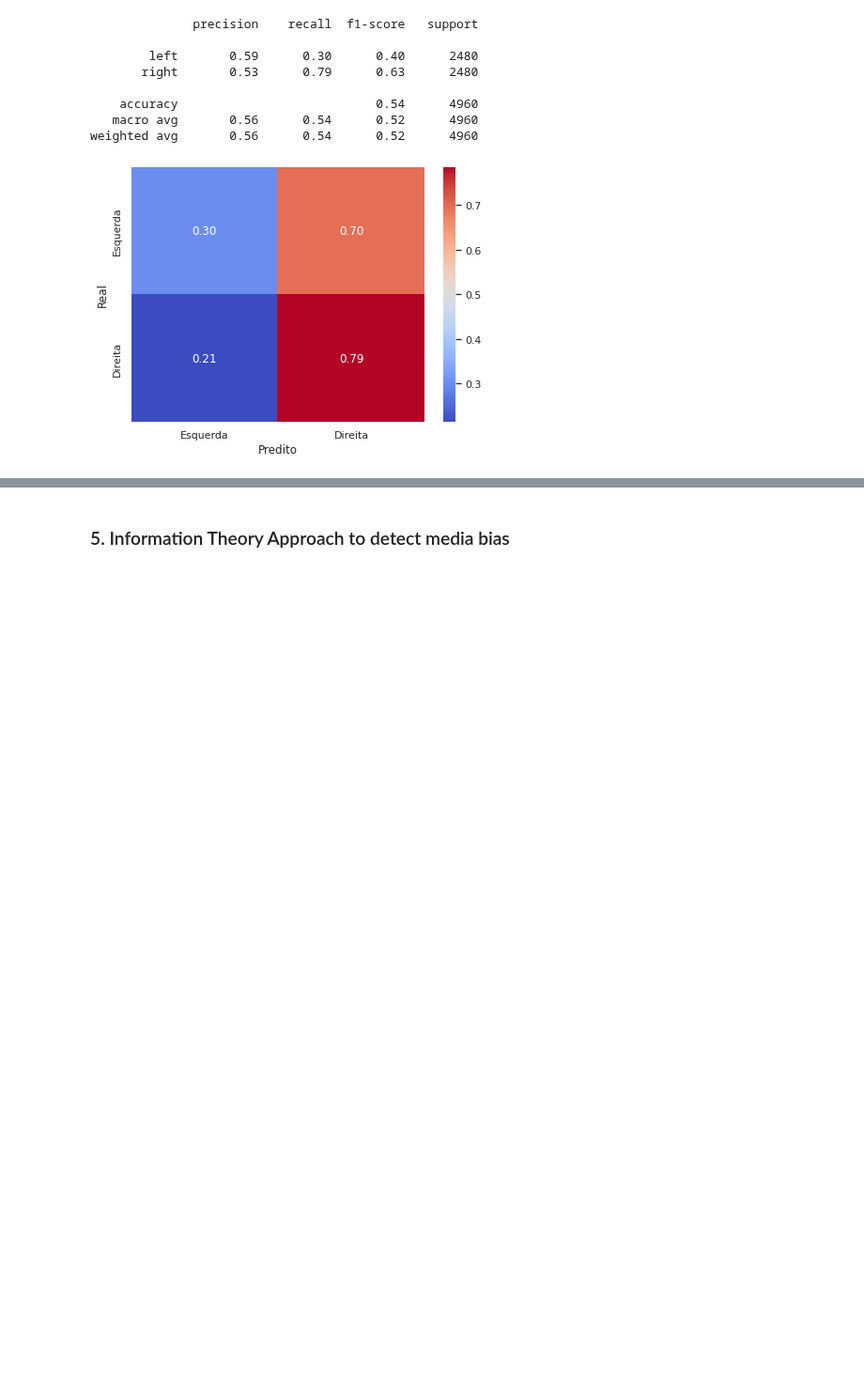
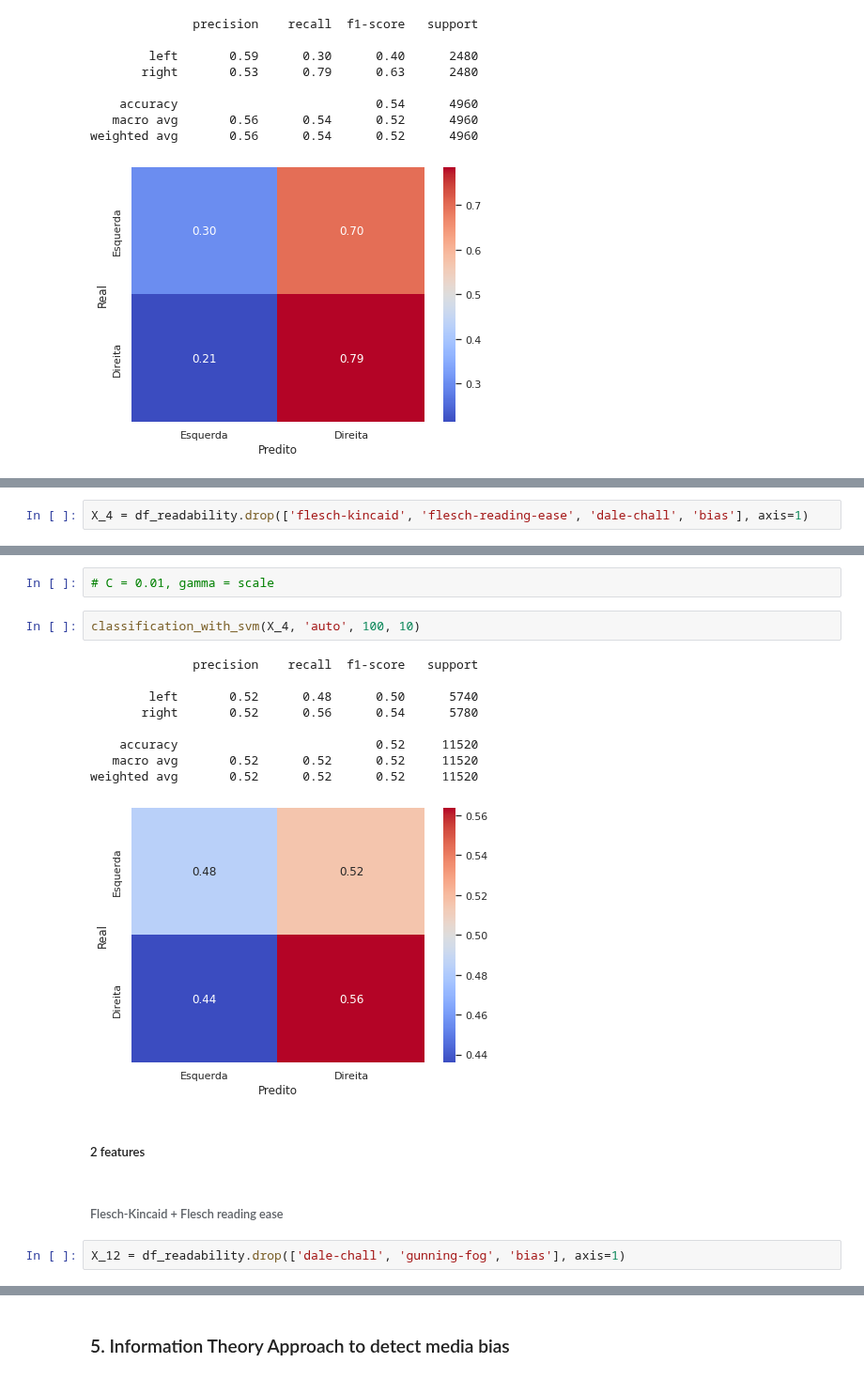
Before and after one commit to ldocarvalho/portals-bias, a Jupyter notebook: portals_bias.ipynb, the cells around one changed output, grey strips where cells are left out. Shown at 94% size. Saved outputs shown, nothing was run; the diff lists cells and outputs as text; blank space fills up the shorter version.

```diff
--- a/portals_bias.ipynb
+++ b/portals_bias.ipynb
@@ -789,0 +930,2 @@ weighted avg       0.56      0.54      0.52      4960
+# %%
+X_4 = df_readability.drop(['flesch-kincaid', 'flesch-reading-ease', 'dale-chall', 'bias'], axis=1)
@@ -789,0 +946,20 @@ weighted avg       0.56      0.54      0.52      4960
+# %%
+# C = 0.01, gamma = scale
+# %%
+classification_with_svm(X_4, 'auto', 100, 10)
+# %% [output]
+              precision    recall  f1-score   support
+
+        left       0.52      0.48      0.50      5740
+       right       0.52      0.56      0.54      5780
+
+    accuracy                           0.52     11520
+   macro avg       0.52      0.52      0.52     11520
+weighted avg       0.52      0.52      0.52     11520
+[figure, added]
+# %% [markdown]
+##### 2 features
+# %% [markdown]
+###### Flesch-Kincaid + Flesch reading ease
+# %%
+X_12 = df_readability.drop(['dale-chall', 'gunning-fog', 'bias'], axis=1)
```
Also changed, not shown: parts of 74 cells of this notebook.
